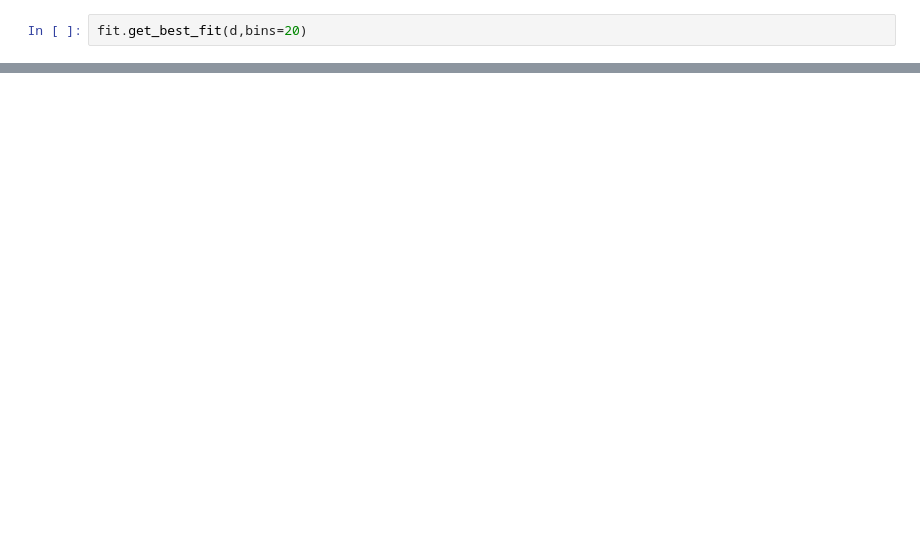
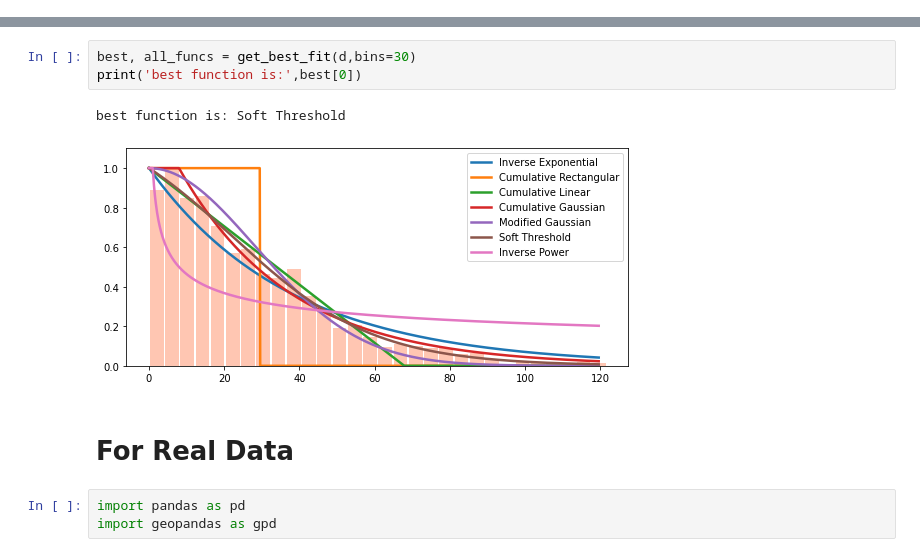
Before and after one commit to andre-morelli/Urban-Analytics, a Jupyter notebook: Example4-Fitting Accessibility Curves.ipynb, the cells around one changed output, grey strips where cells are left out. Saved outputs shown, nothing was run; the diff lists cells and outputs as text; blank space fills up the shorter version.

Commit message:
New examples on fitting real data

```diff
--- a/Example4-Fitting Accessibility Curves.ipynb
+++ b/Example4-Fitting Accessibility Curves.ipynb
@@ -13,2 +16,0 @@ plt.show()
-# %%
-fit.get_best_fit(d,bins=20)
@@ -23,0 +17,11 @@ array([ 9.16971043, 36.78158754, 71.62806872, ..., 21.98722063,
+# %%
+best, all_funcs = get_best_fit(d,bins=30)
+print('best function is:',best[0])
+# %% [output]
+best function is: Soft Threshold
+[figure, added]
+# %% [markdown]
+# For Real Data
+# %%
+import pandas as pd
+import geopandas as gpd
```
Also changed, not shown: parts of 15 cells of this notebook.
